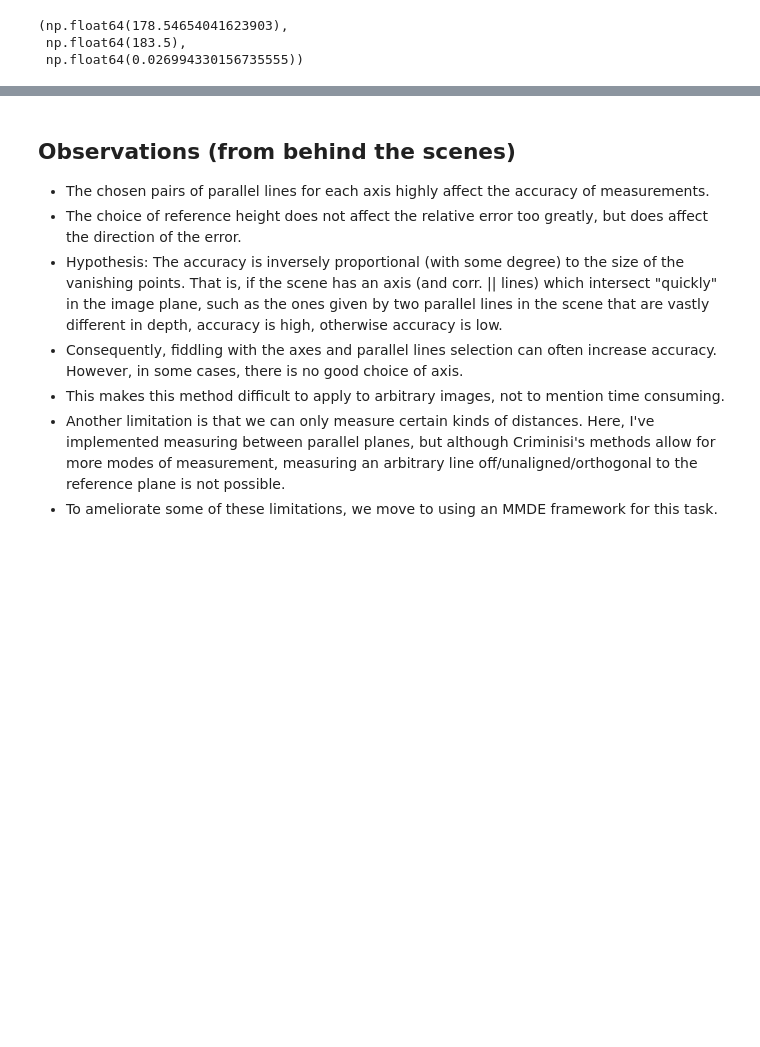
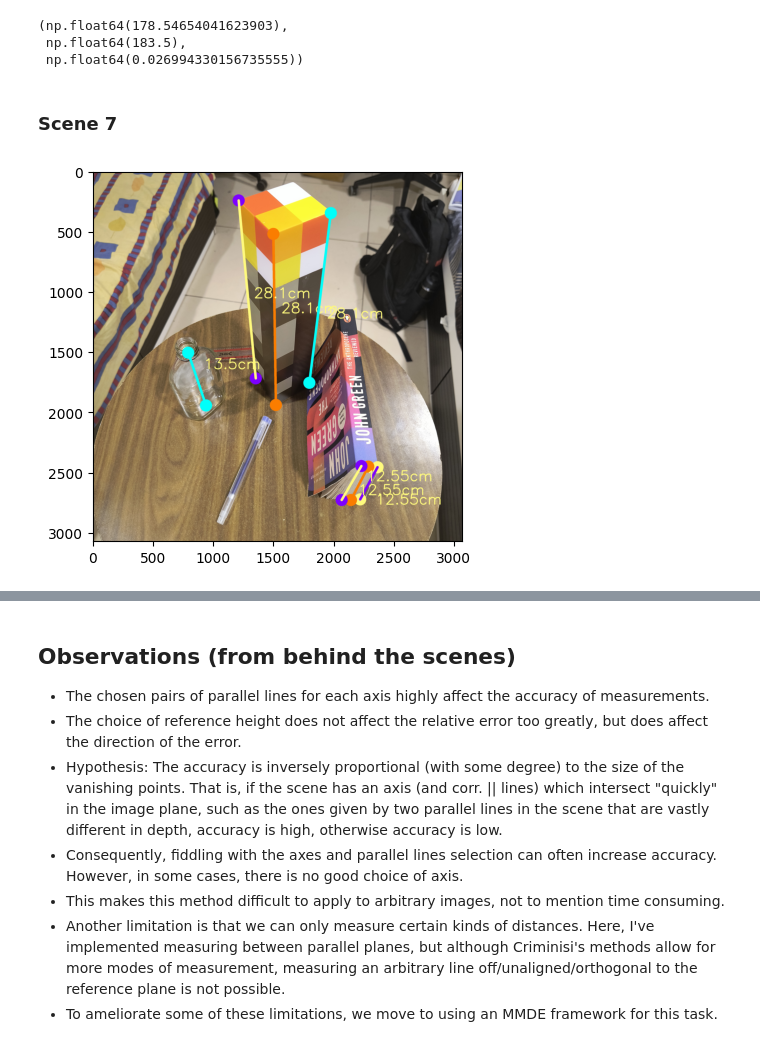
Before and after one commit to SantriptaSharma/cv-project, a Jupyter notebook: 2-criminisi-eval.ipynb, the cells around one changed output, grey strips where cells are left out. Drawn from its saved outputs; the diff is of its cells as text; code cells hidden in the pictures; blank space fills up the shorter version.

```diff
--- a/2-criminisi-eval.ipynb
+++ b/2-criminisi-eval.ipynb
@@ -235,3 +232,19 @@ height_a, measurements[0], np.abs(height_a - measurements[0]) / measurements[0]
 (np.float64(178.54654041623903),
  np.float64(183.5),
  np.float64(0.026994330156735555))
+# %% [markdown]
+### Scene 7
+# %%
+name = "torch_3"
+
+img = cv.imread(f"data/{name}.jpg")
+
+origin, axes, parallel_lines = load_axes(name)
+lines, measurements = load_measurements(name)
+
+img_ann = draw_axes(img, origin, axes)
+img_ann = draw_lines(img, lines, measurements)
+
+imshow(img_ann)
+# %% [output]
+[figure, added]
```
Also changed, not shown: parts of 5 cells of this notebook, 32 other files.
